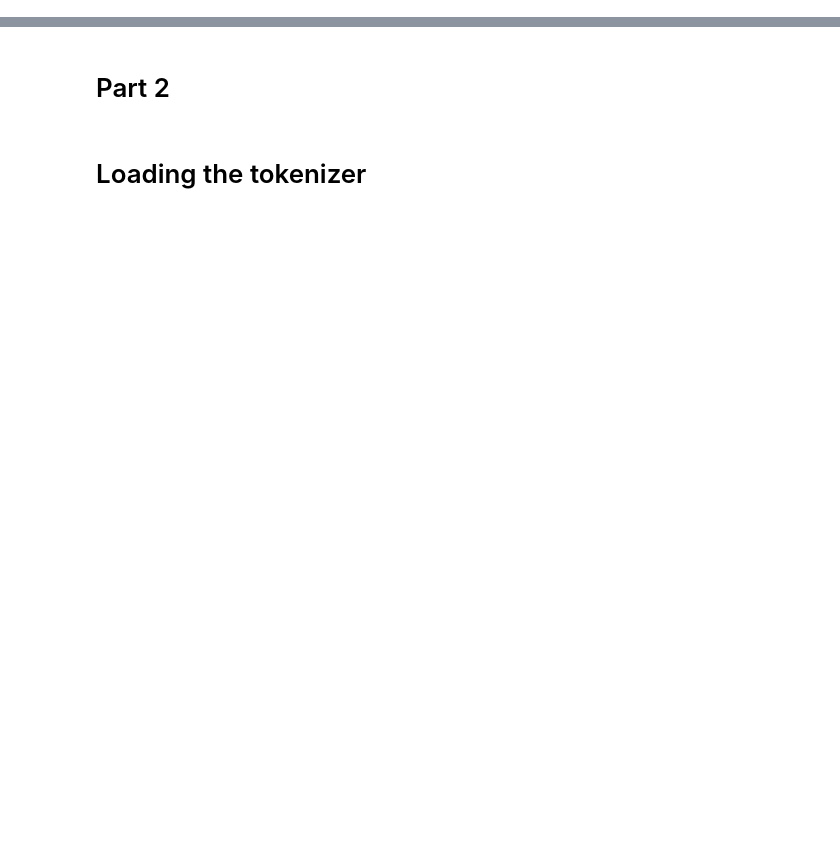
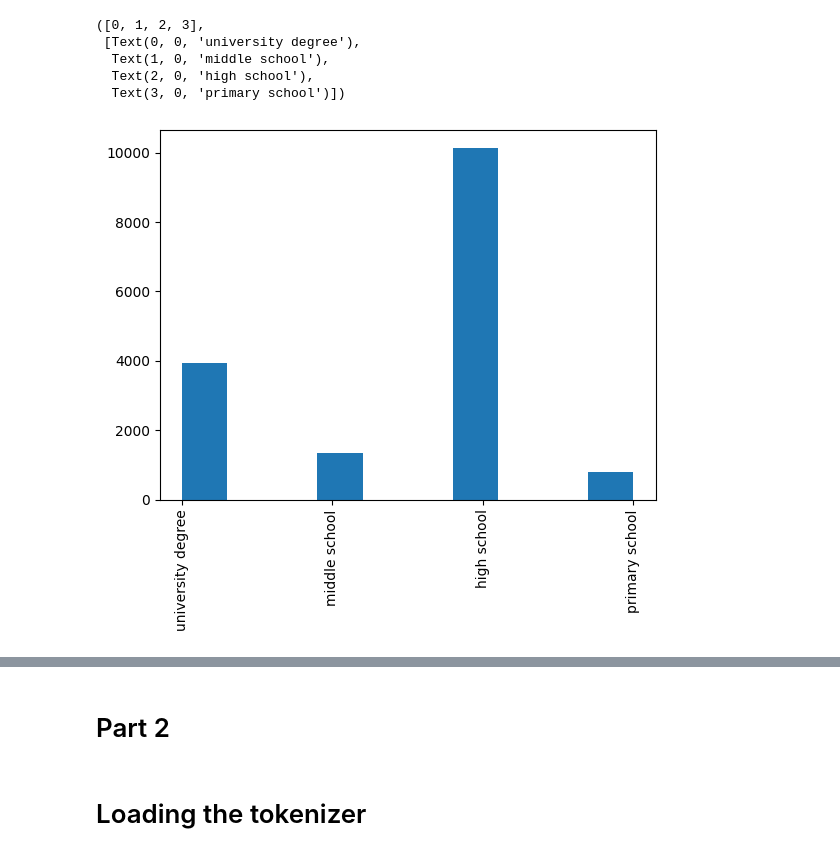
Before and after one commit to gillus/llm.c, a Jupyter notebook: data_preparation.ipynb, the cells around one changed output, grey strips where cells are left out. Cells and saved outputs as stored; diff of their text form; code cells hidden in the pictures; blank space fills up the shorter version.

```diff
--- a/data_preparation.ipynb
+++ b/data_preparation.ipynb
@@ -159,0 +26,4 @@ x['token_count'].sum()
+# %%
+x= pl.scan_parquet(glob.glob('./*_00000.parquet'))
+x = x.filter((pl.col('token_count')>100)&(pl.col('score')>3.)&(pl.col('language')=='en')&(pl.col('language_score')>0.95))
+x = x.collect()
@@ -353,0 +233,10 @@ Warning: Skipping empty or whitespace-only text.
+# %%
+plt.hist(x['label_degree'])
+plt.xticks(rotation=90)
+# %% [output]
+([0, 1, 2, 3],
+ [Text(0, 0, 'university degree'),
+  Text(1, 0, 'middle school'),
+  Text(2, 0, 'high school'),
+  Text(3, 0, 'primary school')])
+[figure, added]
```
Also changed, not shown: parts of 30 cells of this notebook, 2 other files.
